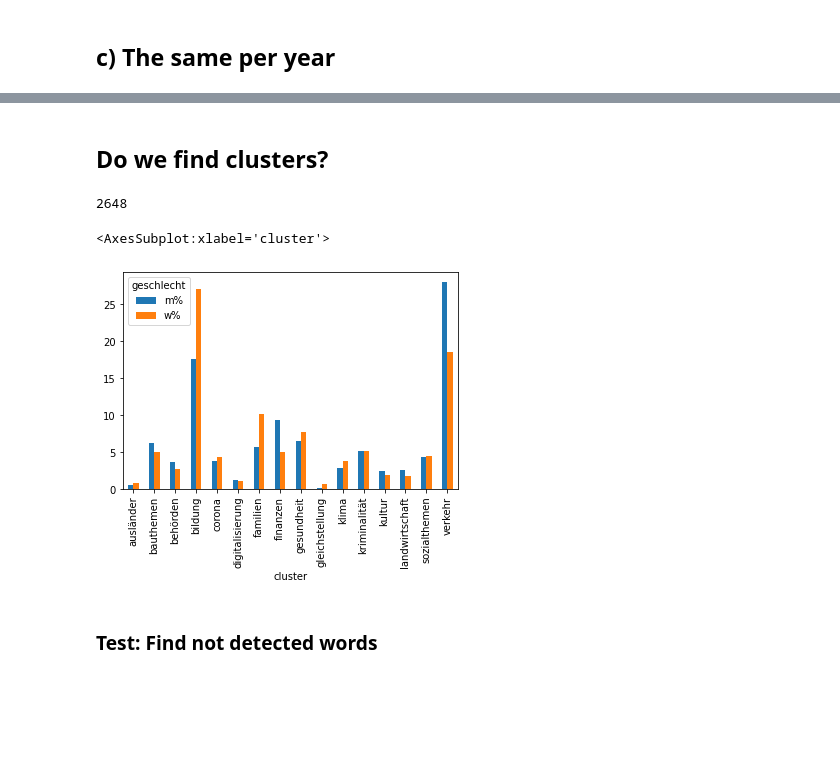
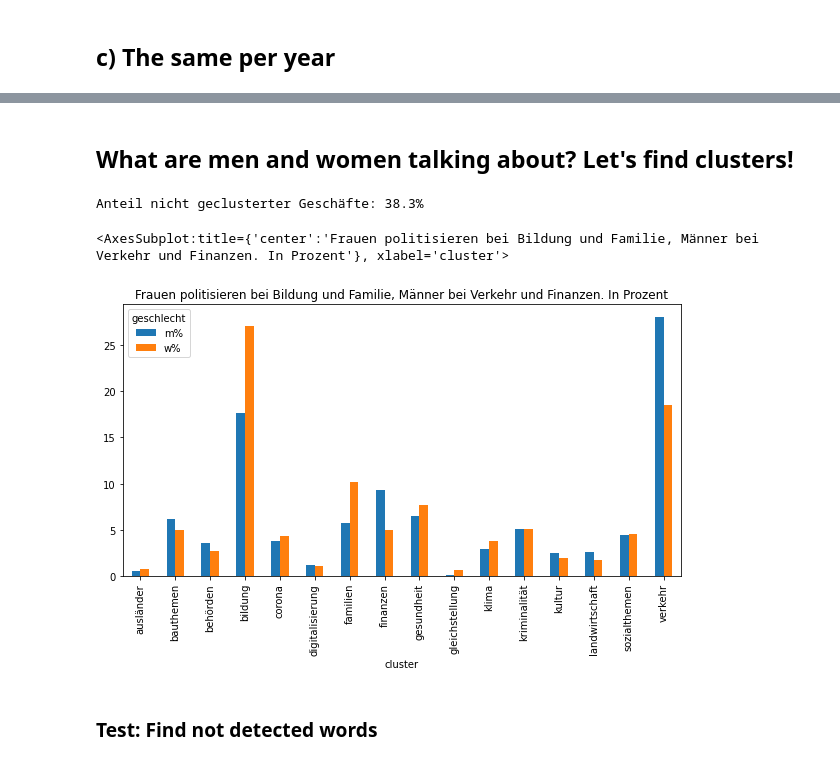
Before and after one commit to simonhuwiler/nzz_zh_kantonsrat, a Jupyter notebook: src/7_geschaefte_analyse.ipynb, the cells around one changed output, grey strips where cells are left out. Drawn from its saved outputs; the diff is of its cells as text; code cells hidden in the pictures; blank space fills up the shorter version.

```diff
--- a/src/7_geschaefte_analyse.ipynb
+++ b/src/7_geschaefte_analyse.ipynb
@@ -276,5 +267,5 @@ df.plot.bar()
-# %% [markdown]
-## Do we find clusters?
+# %% [markdown]
+## What are men and women talking about? Let's find clusters!
 # %%
 clusters = {
     'kultur': ['kunsthaus', 'bührle', 'kultur', 'schauspielhaus', 'festival', 'kunst'],
@@ -296,7 +287,8 @@ clusters = {
     'sozialthemen': ['arbeitslos', 'sozial', 'grundeinkommen', 'stellensuchende', 'asyl', 'integration'],
 }
 # %%
-df = df_raw.copy()
+# Find Clusters based on dict above
+df = df_raw[df_raw.erstunterzeichneristkantonsrat == True].copy()
 
 def add_cluster(text):
     for cluster in clusters:
@@ -307,22 +299,23 @@ def add_cluster(text):
     return False
 
 df['cluster'] = df['titel'].apply(add_cluster)
-
-len(df[df.cluster == False])
-# %% [output]
-2648
+# %%
+print("Anteil nicht geclusterter Geschäfte: %.1f%%" % (100 / len(df) * len(df[df.cluster == False])))
+# %% [output]
+Anteil nicht geclusterter Geschäfte: 38.3%
 # %%
+# Ready for Plot
 df_clustered = df[df.cluster != False]
 
-df_clustered = pd.pivot_table(df_clustered, index='cluster', columns='geschlecht', values='krnr', aggfunc='count')#.plot.bar()
+df_clustered = pd.pivot_table(df_clustered, index='cluster', columns='geschlecht', values='krnr', aggfunc='count')
 
 df_clustered['m%'] = round(df_clustered['m'] * 100 / df_clustered['m'].sum(), 1)
 df_clustered['w%'] = round(df_clustered['w'] * 100 / df_clustered['w'].sum(), 1)
 
-df_clustered[['m%', 'w%']].plot.bar()
+df_clustered[['m%', 'w%']].plot.bar(figsize=(10, 5), title='Frauen politisieren bei Bildung und Familie, Männer bei Verkehr und Finanzen. In Prozent')
 # %% [output]
-<AxesSubplot:xlabel='cluster'>
+<AxesSubplot:title={'center':'Frauen politisieren bei Bildung und Familie, Männer bei Verkehr und Finanzen. In Prozent'}, xlabel='cluster'>
-[figure, old version]
+[figure, new version]
 # %% [markdown]
 ### Test: Find not detected words
 # %%
```
Also changed, not shown: parts of 16 cells of this notebook.
